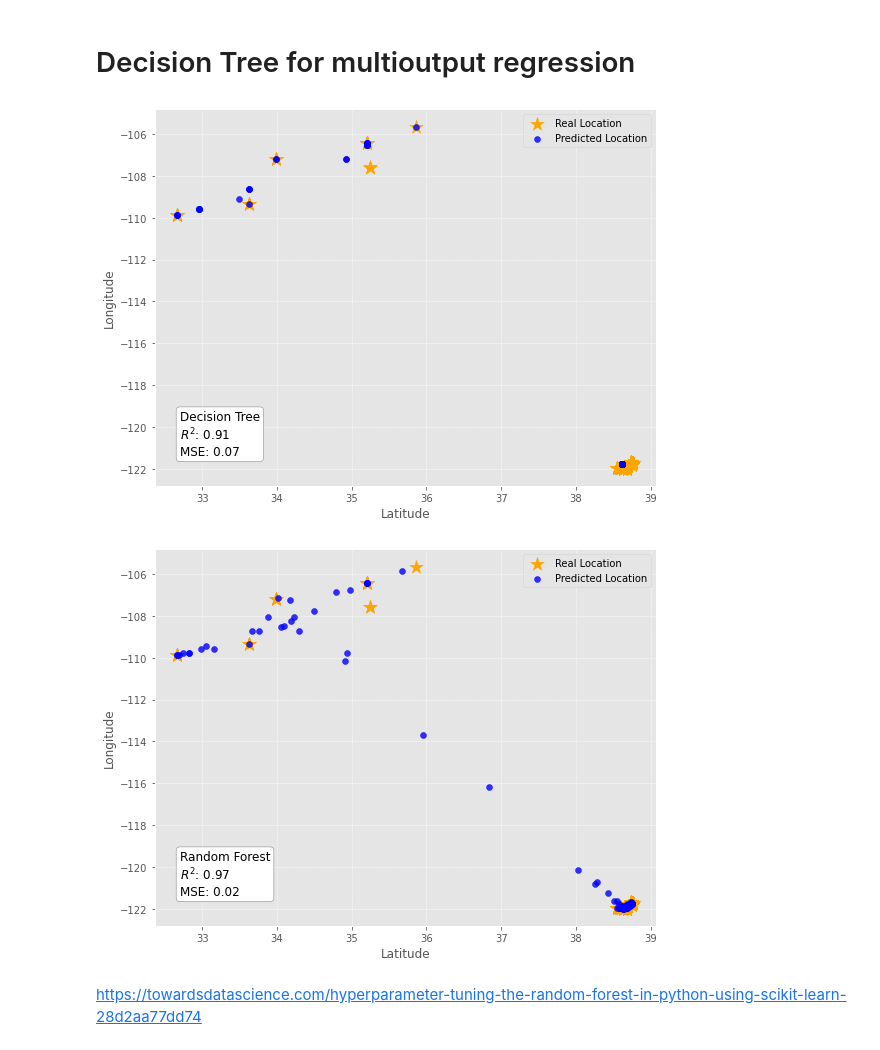
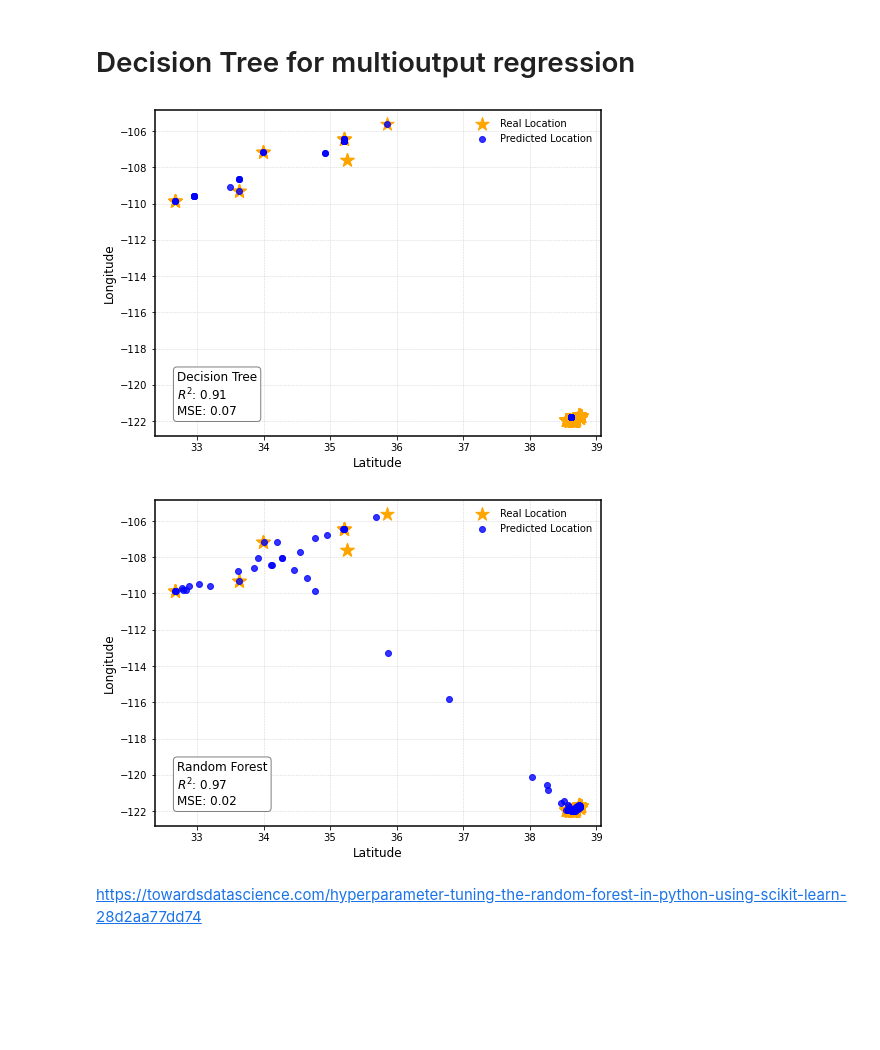
Before and after one commit to hayesrebecca/pollenGeolocation, a Jupyter notebook: 2_modelComparisons.ipynb, the cells around one changed output. Drawn from its saved outputs; the diff is of its cells as text; code cells hidden in the pictures; blank space fills up the shorter version.

```diff
--- a/2_modelComparisons.ipynb
+++ b/2_modelComparisons.ipynb
@@ -99,6 +107,9 @@ plot_test_preds(y_test, preds_knr, sc_y, "k-Nearest Neighbors")
 # %% [markdown]
 # Decision Tree for multioutput regression
 # %%
+# Create a figure and an axis
+fig, ax = plt.subplots(figsize=(8, 6))
+
 # fit model
 DTR = DecisionTreeRegressor(max_depth=5)
 DTR = DTR.fit(X_train, y_train)
@@ -108,30 +119,32 @@ preds_DTR = DTR.predict(X_test)
 DTR_rsq = r2_score(y_test,preds_DTR)
 DTR_mse = mean_squared_error(y_test,preds_DTR)
 
-plot_test_preds(y_test, preds_DTR, sc_y, "Decision Tree")
+plot_test_preds(y_test, preds_DTR, sc_y, "Decision Tree", ax=ax)
 # %% [output]
-[figure, old version]
+[figure, new version]
 # %%
 #Random forest
+# Create a figure and an axis
+fig, ax = plt.subplots(figsize=(8, 6))
 
 # Using tuned model
 rf =RandomForestRegressor(n_estimators = 400,
                           min_samples_split = 2,
                           min_samples_leaf = 1,
                           max_features = 'sqrt',
                           max_depth = None,
                           bootstrap = False)
 rf = rf.fit(X_train,y_train)
 
 pred_train = rf.predict(X_train)
 preds_RF = rf.predict(X_test)
 
 RF_rsq = r2_score(y_test,preds_RF)
 RF_mse = mean_squared_error(y_test,preds_RF)
 
-plot_test_preds(y_test, preds_RF, sc_y, "Random Forest")
+plot_test_preds(y_test, preds_RF, sc_y, "Random Forest", ax=ax)
 # %% [output]
-[figure, old version]
+[figure, new version]
 # %% [markdown]
 https://towardsdatascience.com/hyperparameter-tuning-the-random-forest-in-python-using-scikit-learn-28d2aa77dd74
 # %%
```
Also changed, not shown: parts of 10 cells of this notebook.
